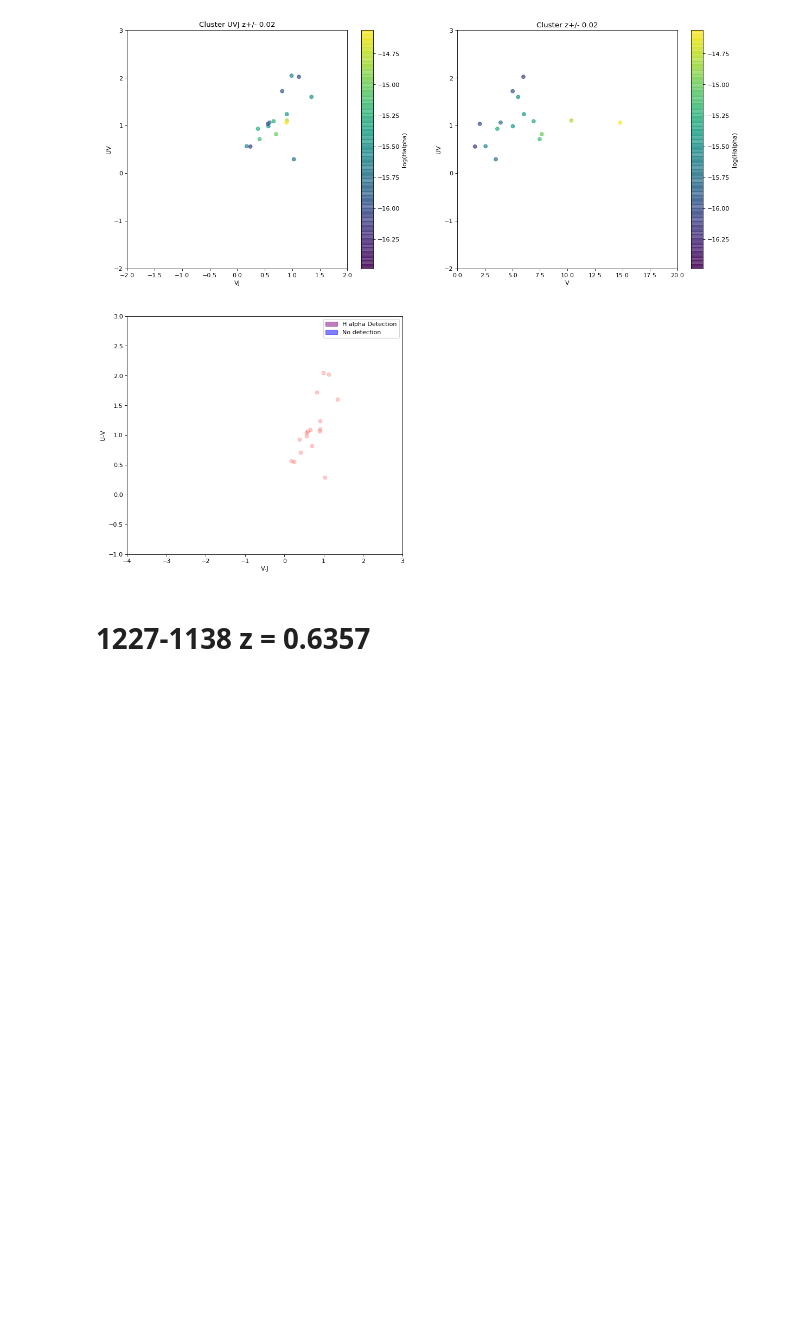
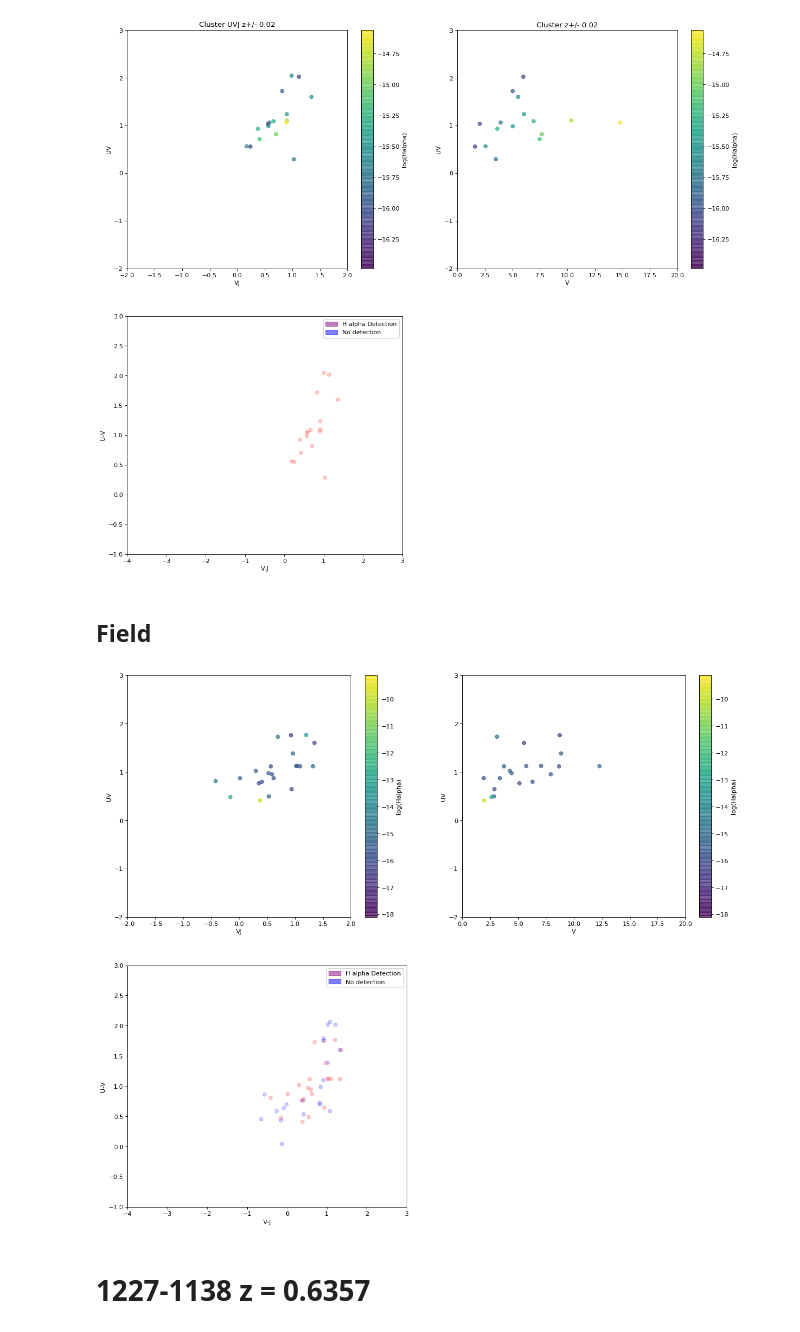
Before and after one commit to jrcooper91/EDisCS, a Jupyter notebook: EDisCS UVJ.ipynb, the cells around one changed output. Saved outputs shown, nothing was run; the diff lists cells and outputs as text; code cells hidden in the pictures; blank space fills up the shorter version.

```diff
--- a/EDisCS UVJ.ipynb
+++ b/EDisCS UVJ.ipynb
@@ -52,6 +61,12 @@ c1059(f_Ha,rf_J,rf_U,rf_V,rf_VJ,rf_UV)
 c1138(f_Ha,rf_J,rf_U,rf_V,rf_VJ,rf_UV)
 # %% [output]
 [figure]
+# %% [markdown]
+## Field
+# %%
+f1138(f_Ha,rf_J,rf_U,rf_V,rf_VJ,rf_UV)
+# %% [output]
+[figure, added]
 # %% [markdown]
 # 1227-1138 z = 0.6357
 # %% [markdown]
```
Also changed, not shown: parts of 12 cells of this notebook, 2 other files.
